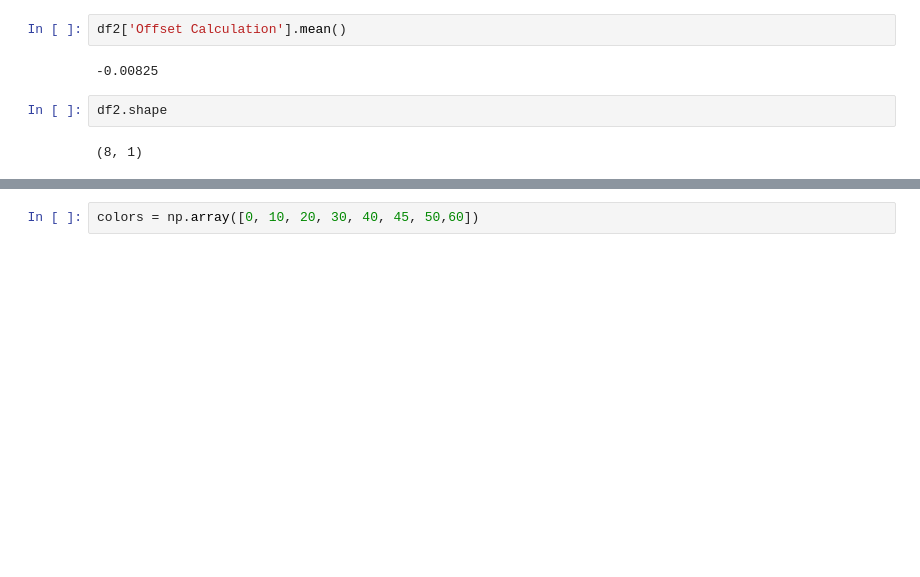
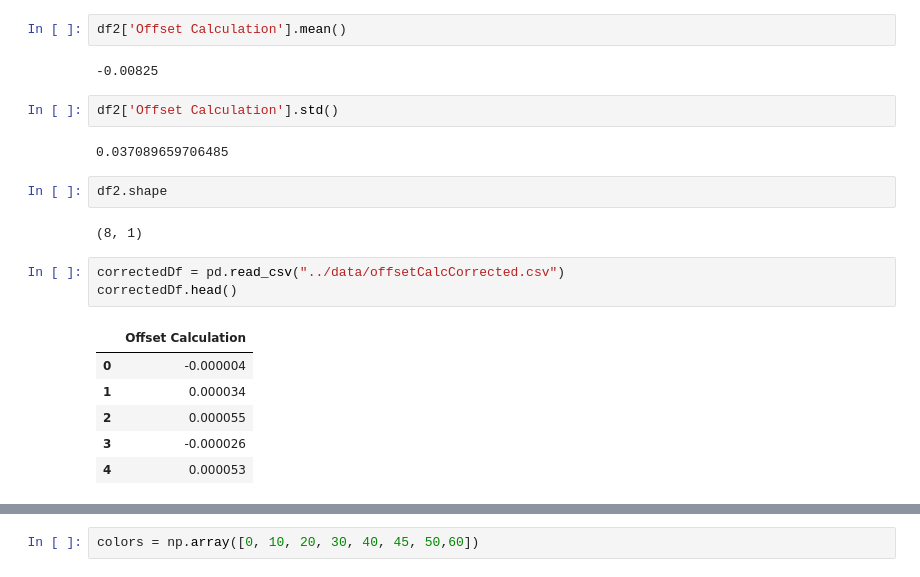
Before and after one commit to AElmaghawry/pcl_filteration, a Jupyter notebook: script/readCsv.ipynb, the cells around one changed output, grey strips where cells are left out. Drawn from its saved outputs; the diff is of its cells as text; blank space fills up the shorter version.

```diff
--- a/script/readCsv.ipynb
+++ b/script/readCsv.ipynb
@@ -97,7 +97,21 @@ df2.head(10)
 df2['Offset Calculation'].mean()
 # %% [output]
 -0.00825
+# %%
+df2['Offset Calculation'].std()
+# %% [output]
+0.037089659706485
 # %%
 df2.shape
 # %% [output]
 (8, 1)
+# %%
+correctedDf = pd.read_csv("../data/offsetCalcCorrected.csv")
+correctedDf.head()
+# %% [output]
+|  | Offset Calculation |
+| 0 | -0.000004 |
+| 1 | 0.000034 |
+| 2 | 0.000055 |
+| 3 | -0.000026 |
+| 4 | 0.000053 |
```
Also changed, not shown: parts of 6 cells of this notebook, 4 other files.
